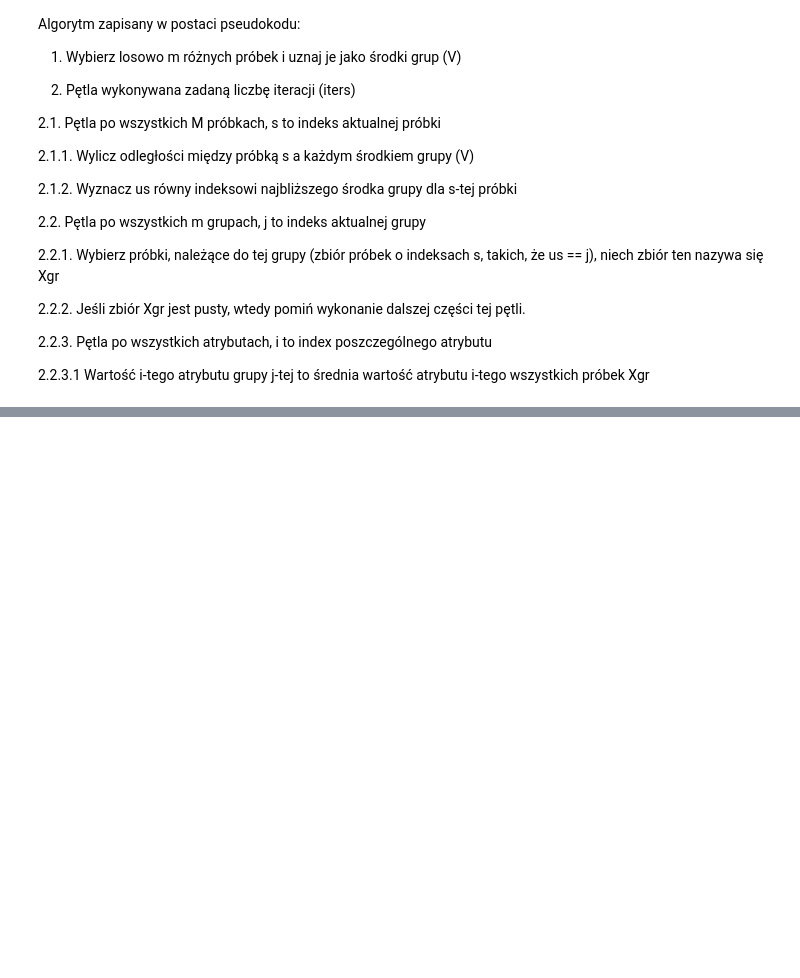
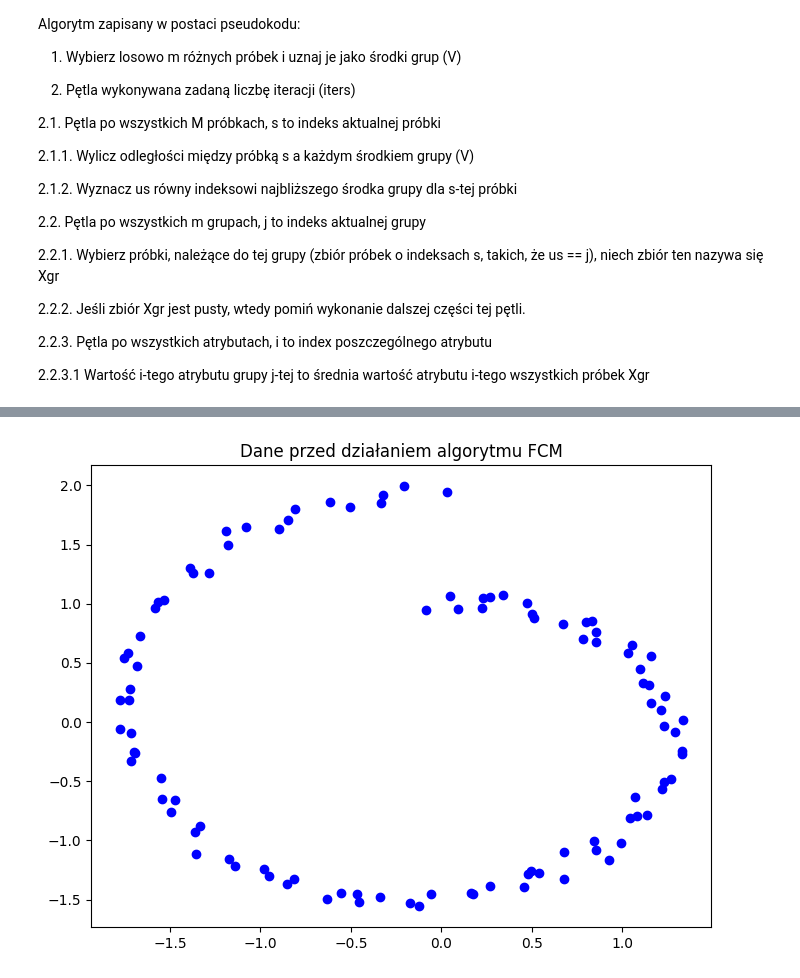
Before and after one commit to AdrianAlbrecht/AiSD_20-21, a Jupyter notebook: SSI_Grupowanie.ipynb, the cells around one changed output, grey strips where cells are left out. Cells and saved outputs as stored; diff of their text form; code cells hidden in the pictures; blank space fills up the shorter version.

```diff
--- a/SSI_Grupowanie.ipynb
+++ b/SSI_Grupowanie.ipynb
@@ -159,0 +204,7 @@ TypeError: ignored
+# %%
+values = np.loadtxt("spirala.txt", skiprows=0, dtype='double')
+headers = pd.read_table("spirala-type.txt", header = None)
+df = pd.DataFrame(values)
+df.columns = list(headers[0])
+df = df.values.tolist()
+df
@@ -159,0 +269,83 @@ TypeError: ignored
+# %%
+import random
+import numpy as np
+import matplotlib.pyplot as plt
+
+# Inicjalizacja algorytmu
+def initialize_fcm(num_clusters, num_samples, num_features):
+    U = np.random.rand(num_clusters, num_samples)
+    U = U / U.sum(axis=0)  # Normalizacja do sumy równa 1
+    V = np.random.rand(num_clusters, num_features)
+    D = np.random.rand(num_samples, num_features)
+    return U, V, D
+
+# Obliczanie odległości między próbkami a grupami
+def calculate_distances(U, V, D):
+    num_clusters, num_samples = U.shape
+    num_features = V.shape[1]
+    distances = np.zeros((num_clusters, num_samples))
+
+    for j in range(num_clusters):
+        for s in range(num_samples):
+            diff = D - V[j]
+            distances[j, s] = np.linalg.norm(diff[s])
+
+    return distances
+
+# Obliczanie nowych wartości przynależności U
+def update_membership(U, distances, fuzziness):
+    num_clusters, num_samples = U.shape
+    new_U = np.zeros((num_clusters, num_samples))
+
+    for j in range(num_clusters):
+        for s in range(num_samples):
+            dist = distances[j, s]
+            for k in range(num_clusters):
+                if dist == 0:
+                    new_U[j, s] = 1.0
+                else:
+                    new_U[j, s] += (dist / distances[k, s]) ** (2 / (fuzziness - 1))
+
+    new_U = 1 / new_U
+    return new_U / new_U.sum(axis=0)
+
+# Główna pętla programu
+def fuzzy_c_means(num_clusters, num_samples, num_features, max_iterations, fuzziness):
+    U, V, D = initialize_fcm(num_clusters, num_samples, num_features)
+
+    for iteration in range(max_iterations):
+        distances = calculate_distances(U, V, D)
+        U = update_membership(U, distances, fuzziness)
+
+    return U, V
+
+# Generowanie danych przykładowych
+num_clusters = 3
+num_samples = len(df)
+num_features = 2
+max_iterations = 100
+fuzziness = 2
+
+data = np.array(df)
+print(data.shape)
+
+# Uruchomienie algorytmu FCM
+U, V = fuzzy_c_means(num_clusters, num_samples, num_features, max_iterations, fuzziness)
+
+# Wykres danych przed działaniem algorytmu
+plt.figure(figsize=(8, 6))
+plt.scatter(data[:, 0], data[:, 1], c='b', marker='o')
+plt.title('Dane przed działaniem algorytmu FCM')
+plt.show()
+
+# Wykres danych po działaniu algorytmu FCM
+cluster_centers = V
+cluster_indices = [x for x in U.T*100]
+print(cluster_indices)
+plt.figure(figsize=(8, 6))
+plt.scatter(data[:, 0], data[:, 1], c=cluster_indices, cmap='tab10', marker='o')
+plt.scatter(cluster_centers[:, 0], cluster_centers[:, 1], c='r', marker='x', s=100, label='Centroidy')
+plt.title('Dane po działaniu algorytmu FCM')
+plt.legend()
+plt.show()
+# %% [output]
@@ -159,0 +353 @@ TypeError: ignored
+[figure, added]
```
Also changed, not shown: parts of 6 cells of this notebook.
